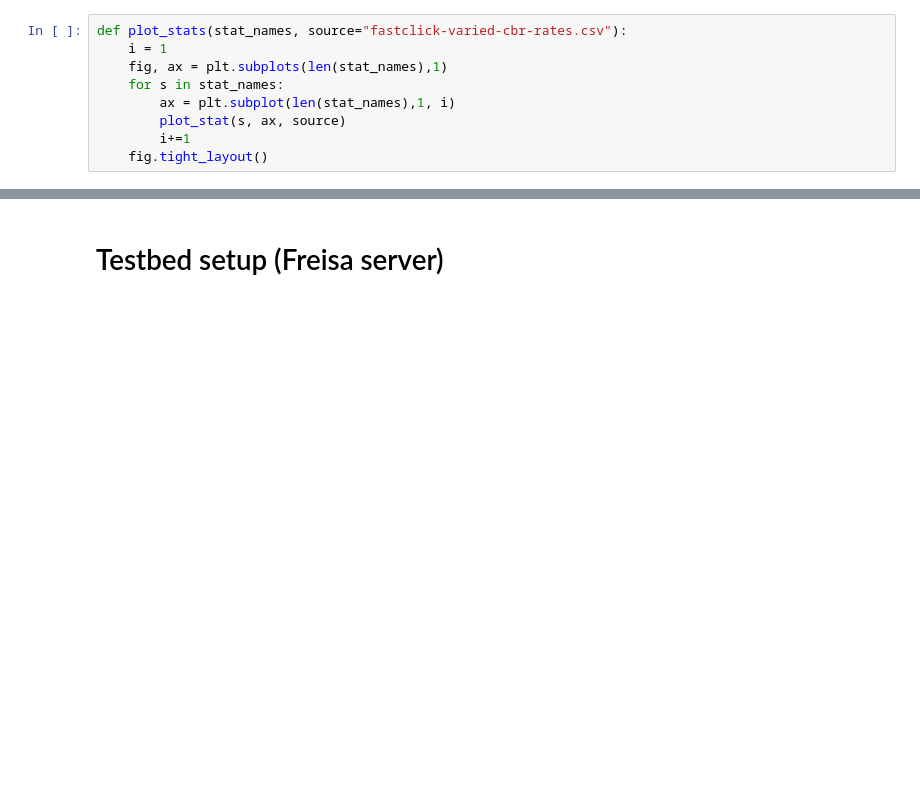
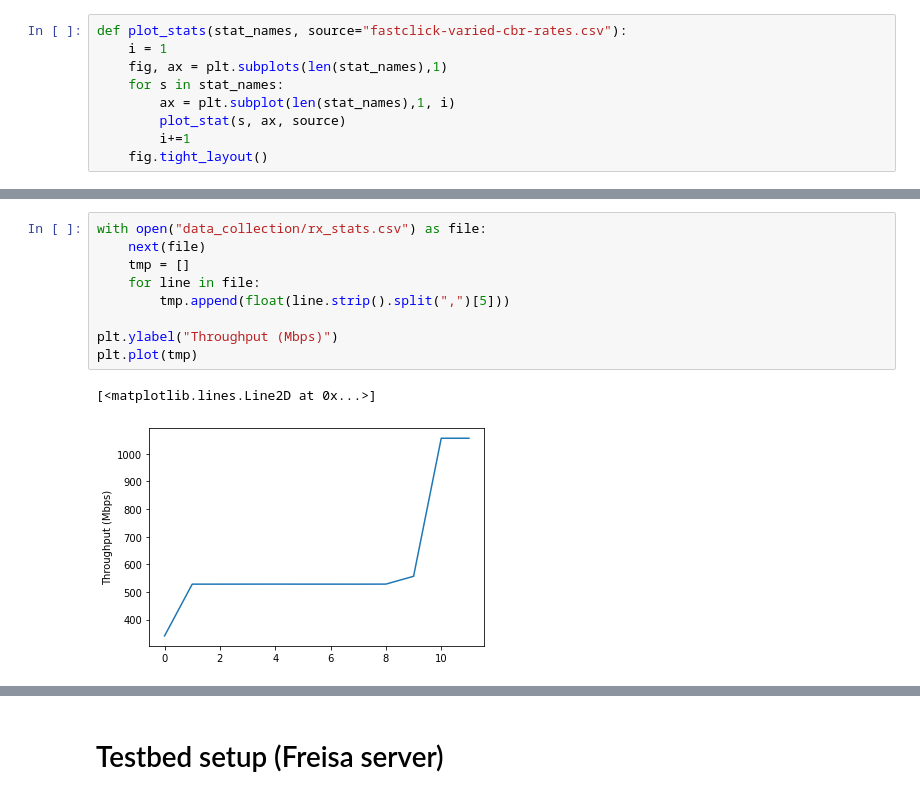
Before and after one commit to theleos88/ml-for-highspeed-networks, a Jupyter notebook: data/analysis/Data-analysis.ipynb, the cells around one changed output, grey strips where cells are left out. Cells and saved outputs as stored; diff of their text form; blank space fills up the shorter version.

```diff
--- a/data/analysis/Data-analysis.ipynb
+++ b/data/analysis/Data-analysis.ipynb
@@ -41,0 +42,12 @@ plt.plot(tmp)
+# %%
+with open("data_collection/rx_stats.csv") as file:
+    next(file)
+    tmp = []
+    for line in file:
+        tmp.append(float(line.strip().split(",")[5]))
+
+plt.ylabel("Throughput (Mbps)")
+plt.plot(tmp)
+# %% [output]
+[<matplotlib.lines.Line2D at 0x...>]
+[figure, added]
```
Also changed, not shown: parts of 10 cells of this notebook, 9 other files.
